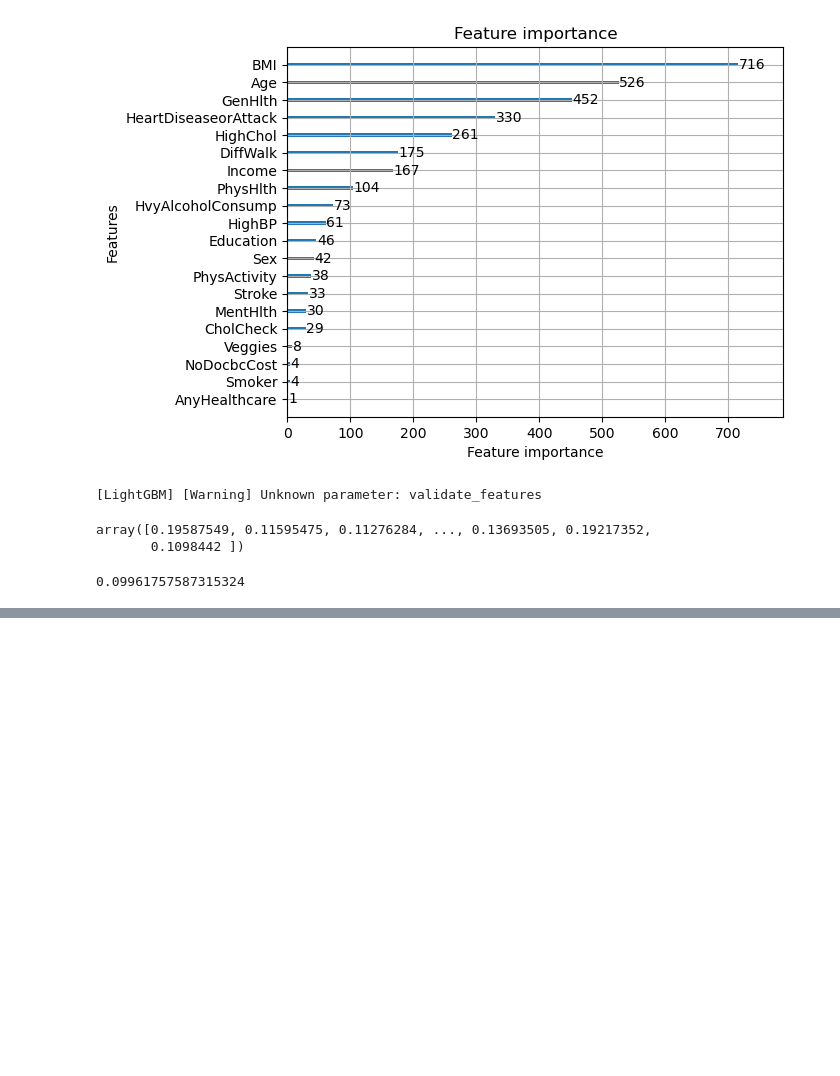
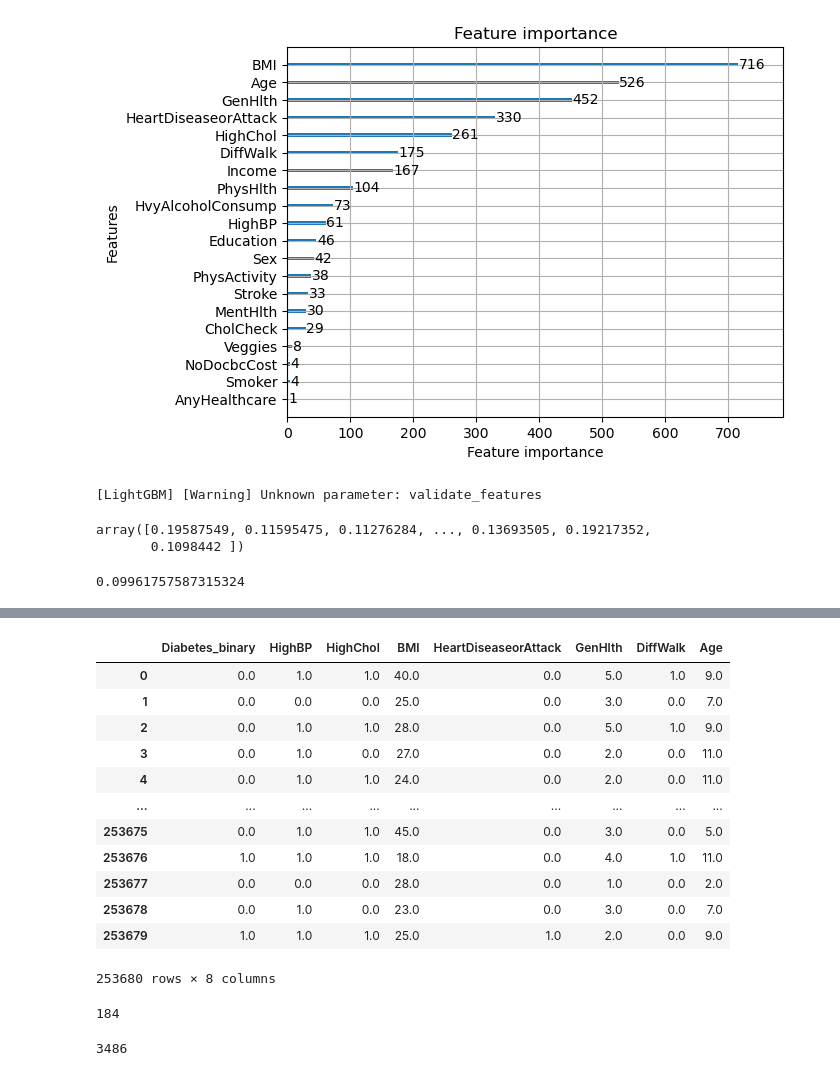
Before and after one commit to hopenjin/AI_Diabetes_Diagnosis_System, a Jupyter notebook: Juan/diabetes_model_analysis/d_feature_extraction.ipynb, the cells around one changed output, grey strips where cells are left out. Saved outputs shown, nothing was run; the diff lists cells and outputs as text; code cells hidden in the pictures; blank space fills up the shorter version.

Commit message:
Prediction function and further analysis

```diff
--- a/Juan/diabetes_model_analysis/d_feature_extraction.ipynb
+++ b/Juan/diabetes_model_analysis/d_feature_extraction.ipynb
@@ -336,3 +336,14 @@ mse = mean_squared_error(y_test, y_pred)
 mse
 # %% [output]
 0.09961757587315324
+# %%
+df_d = df_d.drop(columns=['Income','Education','Sex','PhysHlth','MentHlth','NoDocbcCost',
+                   'AnyHealthcare','HvyAlcoholConsump','Veggies','Fruits','PhysActivity'
+                   ,'Stroke','Smoker','CholCheck'])
+
+X = df_d.iloc[:,1:]
+y = df_d.iloc[:,0]
+X_train, X_test, y_train, y_test = train_test_split(X, y, test_size= 0.10, random_state = 32)
+
+clf = RandomForestClassifier(max_depth=5,random_state= 32)
+clf.fit(X_train,y_train)
@@ -338,0 +383,27 @@ mse
+# %%
+df_d
+# %% [output]
+|  | Diabetes_binary | HighBP | HighChol | BMI | HeartDiseaseorAttack | GenHlth | DiffWalk | Age |
+| 0 | 0.0 | 1.0 | 1.0 | 40.0 | 0.0 | 5.0 | 1.0 | 9.0 |
+| 1 | 0.0 | 0.0 | 0.0 | 25.0 | 0.0 | 3.0 | 0.0 | 7.0 |
+| 2 | 0.0 | 1.0 | 1.0 | 28.0 | 0.0 | 5.0 | 1.0 | 9.0 |
+| 3 | 0.0 | 1.0 | 0.0 | 27.0 | 0.0 | 2.0 | 0.0 | 11.0 |
+| 4 | 0.0 | 1.0 | 1.0 | 24.0 | 0.0 | 2.0 | 0.0 | 11.0 |
+| ... | ... | ... | ... | ... | ... | ... | ... | ... |
+| 253675 | 0.0 | 1.0 | 1.0 | 45.0 | 0.0 | 3.0 | 0.0 | 5.0 |
+| 253676 | 1.0 | 1.0 | 1.0 | 18.0 | 0.0 | 4.0 | 1.0 | 11.0 |
+| 253677 | 0.0 | 0.0 | 0.0 | 28.0 | 0.0 | 1.0 | 0.0 | 2.0 |
+| 253678 | 0.0 | 1.0 | 0.0 | 23.0 | 0.0 | 3.0 | 0.0 | 7.0 |
+| 253679 | 1.0 | 1.0 | 1.0 | 25.0 | 1.0 | 2.0 | 0.0 | 9.0 |
+253680 rows × 8 columns
+# %%
+results = pd.DataFrame(clf.predict(X_test))
+results.rename(columns={results.columns[0]:"Results"},inplace=True)
+results['Results'].value_counts()[1]
+# %% [output]
+184
+# %%
+y = pd.DataFrame(y_test)
+y['Diabetes_binary'].value_counts()[1]
+# %% [output]
+3486
```
Also changed, not shown: parts of 4 cells of this notebook, 3 other files.
